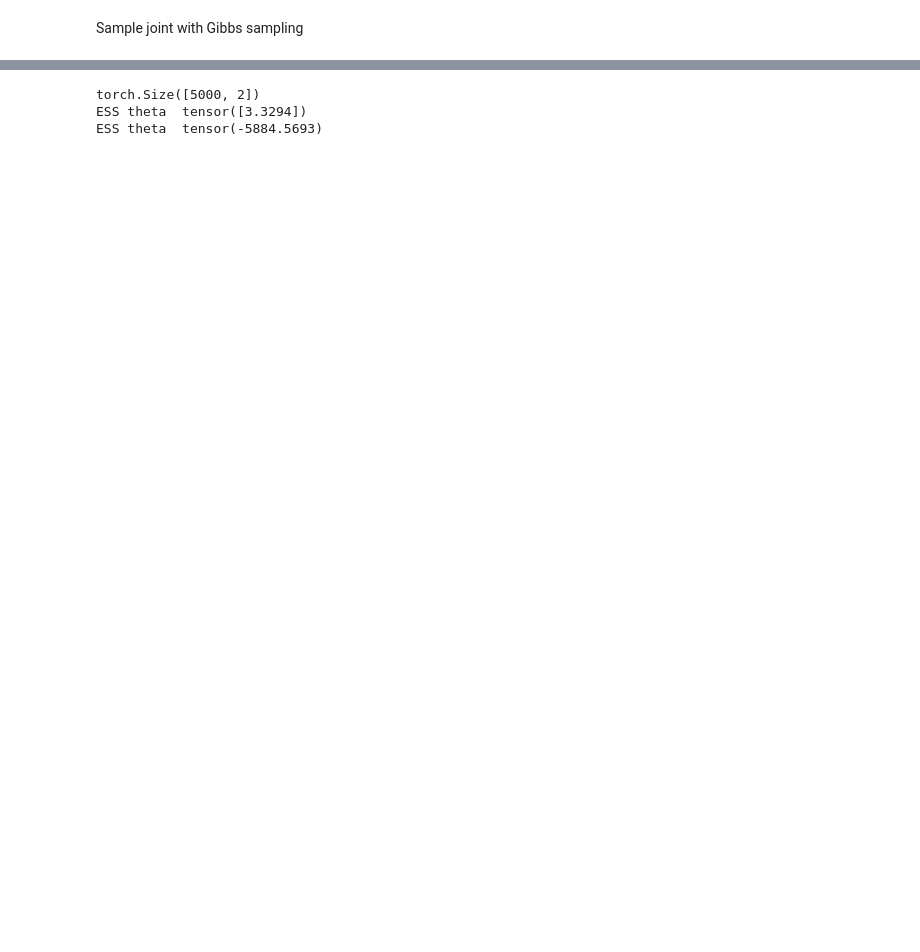
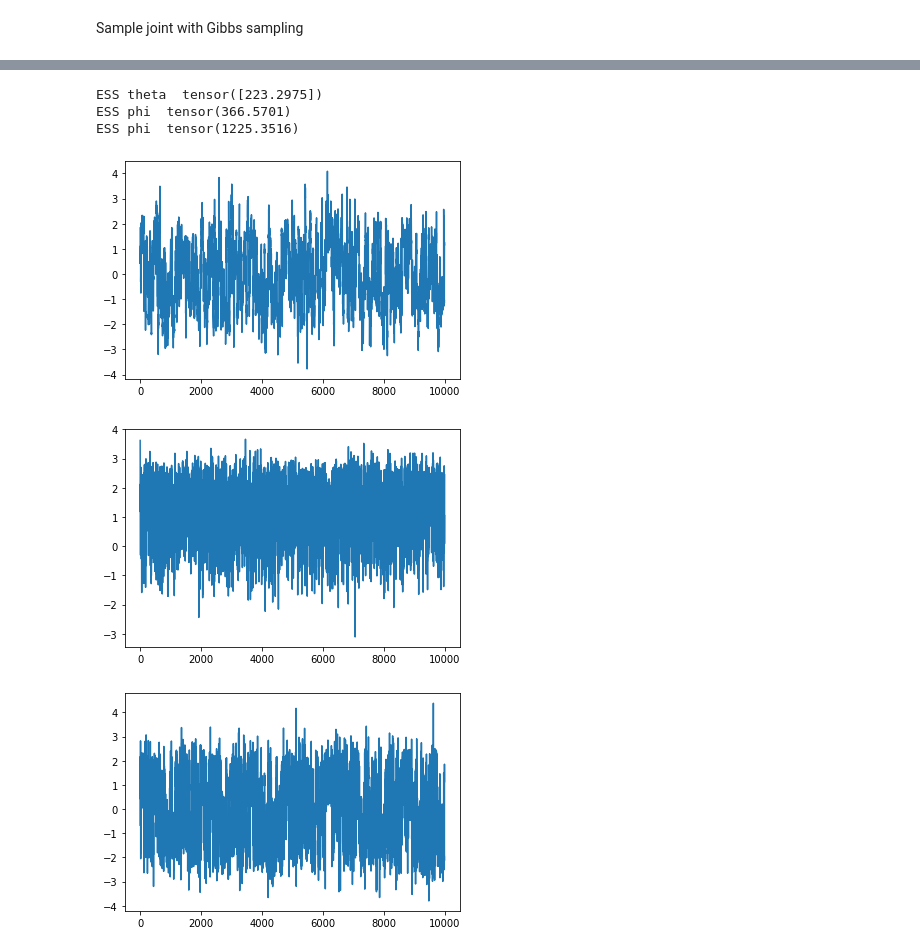
Before and after one commit to ElouanARGOUARCH/SBI, a Jupyter notebook: Dirichlet Process/Bayesian Linear Regression .ipynb, the cells around one changed output, grey strips where cells are left out. Cells and saved outputs as stored; diff of their text form; code cells hidden in the pictures; blank space fills up the shorter version.

```diff
--- a/Dirichlet Process/Bayesian Linear Regression .ipynb
+++ b/Dirichlet Process/Bayesian Linear Regression .ipynb
@@ -155,23 +200,39 @@ Sample joint with Gibbs sampling
 # %%
-blr = bayesian_linear_regression(D_x, D_theta, x0, sigma_simulateur, mu_theta, sigma_theta)
-current_theta = prior_distribution.sample()
-list_theta_gibbs = []
-list_phi_gibbs = []
-for t in tqdm(range(5000)):
+blr = bayesian_linear_regression(x0, sigma_simulateur, mu_theta, sigma_theta)
+
+#initialise with phi|D
+mu_phi_D, sigma_phi_D = blr.compute_parameter_posterior_parameter(D_theta, D_x)
+current_phi = torch.distributions.MultivariateNormal(mu_phi_D, sigma_phi_D).sample()
+#sample theta|phi
+mu_theta_x0_phi, sigma_theta_x0_phi = blr.compute_posterior_distribution_parameters(current_phi)
+current_theta = torch.distributions.MultivariateNormal(mu_theta_x0_phi, sigma_theta_x0_phi).sample()
+
+list_theta_gibbs = [current_theta]
+list_phi_gibbs = [current_phi]
+for t in tqdm(range(10000)):
     current_Theta = current_theta.unsqueeze(0).repeat(x0.shape[0],1)
     D_theta_plus = torch.cat([D_theta, current_Theta], dim = 0)
     D_x_plus = torch.cat([D_x, x0], dim = 0)
     mu_phi_D_plus, sigma_phi_D_plus = blr.compute_parameter_posterior_parameter(D_theta_plus, D_x_plus)
     current_phi = torch.distributions.MultivariateNormal(mu_phi_D_plus, sigma_phi_D_plus).sample()
     mu_theta_x0_phi, sigma_theta_x0_phi = blr.compute_posterior_distribution_parameters(current_phi)
     current_theta = torch.distributions.MultivariateNormal(mu_theta_x0_phi, sigma_theta_x0_phi).sample()
     list_theta_gibbs.append(current_theta)
     list_phi_gibbs.append(current_phi)
-print(torch.stack(list_phi_gibbs).shape)
 print('ESS theta ', pyro.ops.stats.effective_sample_size(torch.stack(list_theta_gibbs).unsqueeze(1),chain_dim = 1, sample_dim =0))
-print('ESS theta ', pyro.ops.stats.effective_sample_size(torch.stack(list_phi_gibbs)))
+print('ESS phi ', pyro.ops.stats.effective_sample_size(torch.stack(list_phi_gibbs)[:,0].unsqueeze(1), chain_dim = 1, sample_dim = 0))
+print('ESS phi ', pyro.ops.stats.effective_sample_size(torch.stack(list_phi_gibbs)[:,1].unsqueeze(1), chain_dim = 1, sample_dim = 0))
+plt.plot(torch.stack(list_theta_gibbs)[:,0])
+plt.show()
+plt.plot(torch.stack(list_phi_gibbs)[:,1])
+plt.show()
+plt.plot(torch.stack(list_phi_gibbs)[:,0])
+plt.show()
 # %% [output]
-torch.Size([5000, 2])
-ESS theta  tensor([3.3294])
-ESS theta  tensor(-5884.5693)
+ESS theta  tensor([223.2975])
+ESS phi  tensor(366.5701)
+ESS phi  tensor(1225.3516)
+[figure, added]
+[figure, added]
+[figure, added]
 # %%
```
Also changed, not shown: parts of 19 cells of this notebook, 3 other files.
